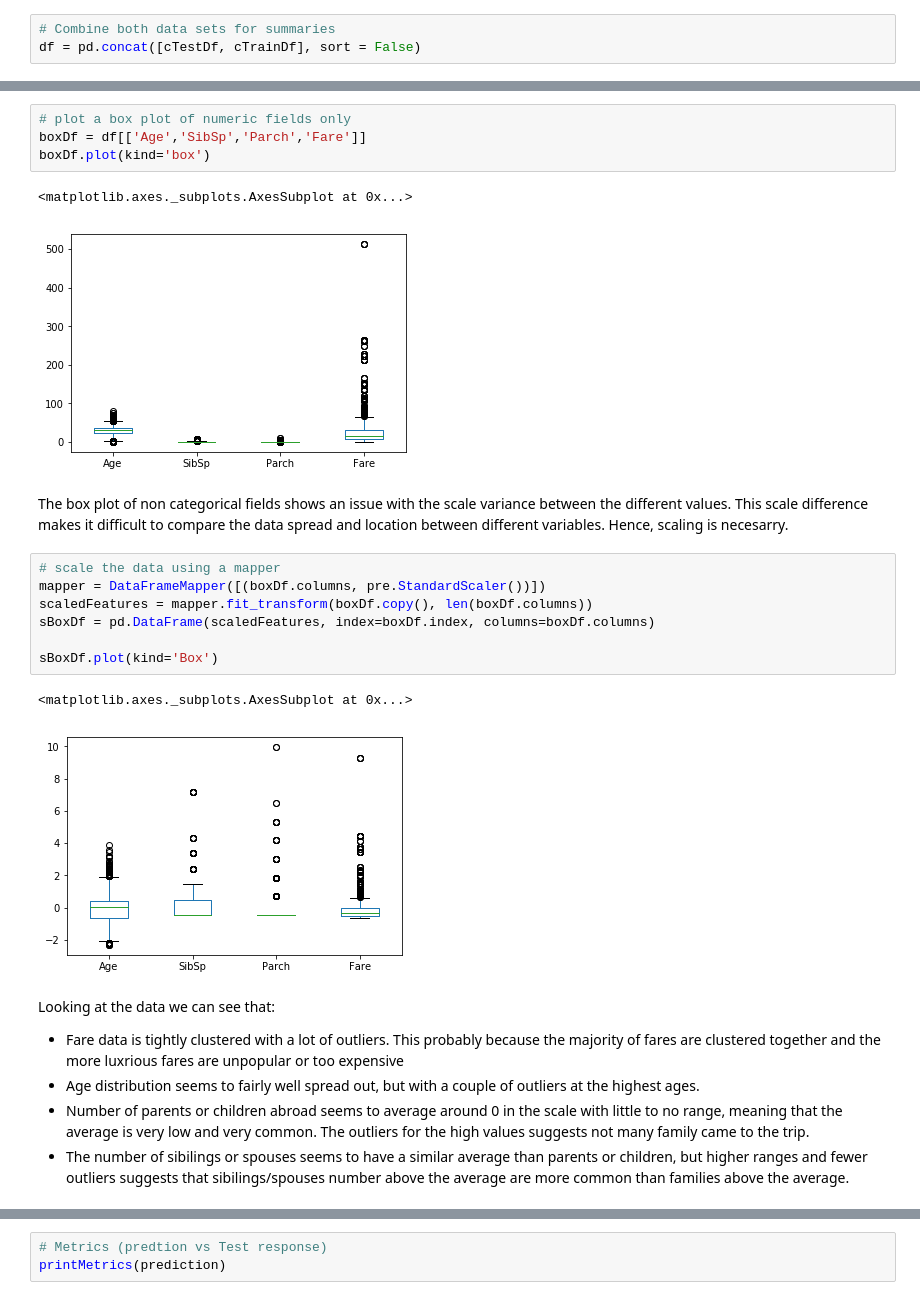
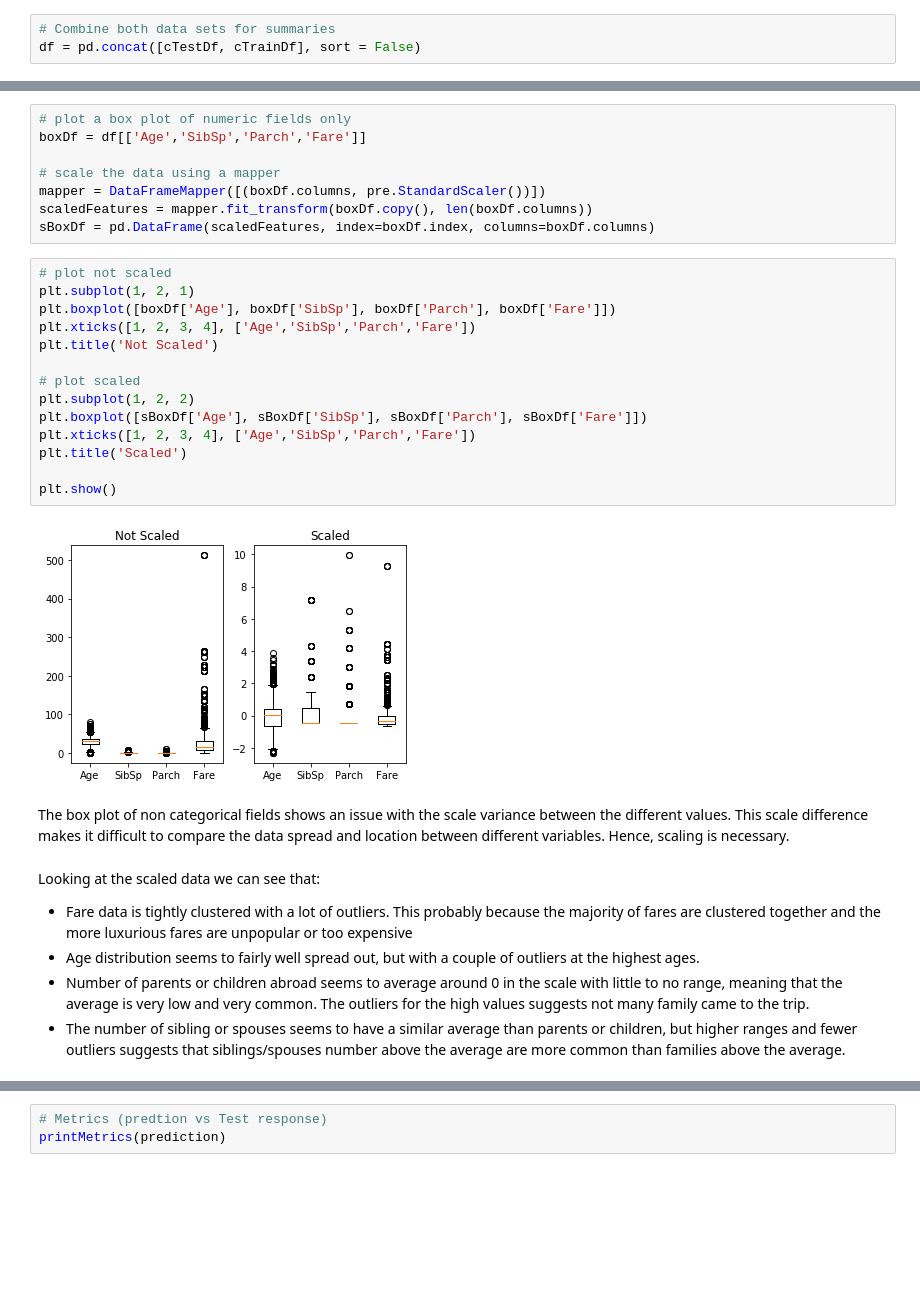
Before and after one commit to Castdeath97/titanic-analysis, a Jupyter notebook: coursework.ipynb, the cells around one changed output, grey strips where cells are left out. Drawn from its saved outputs; the diff is of its cells as text; blank space fills up the shorter version.

```diff
--- a/coursework.ipynb
+++ b/coursework.ipynb
@@ -162,26 +173,33 @@ The follwing can be observed:
 # %%
 # plot a box plot of numeric fields only
 boxDf = df[['Age','SibSp','Parch','Fare']]
-boxDf.plot(kind='box')
+
+# scale the data using a mapper
+mapper = DataFrameMapper([(boxDf.columns, pre.StandardScaler())])
+scaledFeatures = mapper.fit_transform(boxDf.copy(), len(boxDf.columns))
+sBoxDf = pd.DataFrame(scaledFeatures, index=boxDf.index, columns=boxDf.columns)
-# %% [output]
-<matplotlib.axes._subplots.AxesSubplot at 0x...>
-[figure, removed]
+# %%
+# plot not scaled
+plt.subplot(1, 2, 1)
+plt.boxplot([boxDf['Age'], boxDf['SibSp'], boxDf['Parch'], boxDf['Fare']])
+plt.xticks([1, 2, 3, 4], ['Age','SibSp','Parch','Fare'])
+plt.title('Not Scaled')
+
+# plot scaled
+plt.subplot(1, 2, 2)
+plt.boxplot([sBoxDf['Age'], sBoxDf['SibSp'], sBoxDf['Parch'], sBoxDf['Fare']])
+plt.xticks([1, 2, 3, 4], ['Age','SibSp','Parch','Fare'])
+plt.title('Scaled')
+
+plt.show()
+# %% [output]
+[figure, added]
 # %% [markdown]
-The box plot of non categorical fields shows an issue with the scale variance between the different values. This scale difference makes it difficult to compare the data spread and location between different variables. Hence, scaling is necesarry.
+The box plot of non categorical fields shows an issue with the scale variance between the different values. This scale difference makes it difficult to compare the data spread and location between different variables. Hence, scaling is necessary.
-# %%
-# scale the data using a mapper
-mapper = DataFrameMapper([(boxDf.columns, pre.StandardScaler())])
-scaledFeatures = mapper.fit_transform(boxDf.copy(), len(boxDf.columns))
-sBoxDf = pd.DataFrame(scaledFeatures, index=boxDf.index, columns=boxDf.columns)
-
-sBoxDf.plot(kind='Box')
-# %% [output]
-<matplotlib.axes._subplots.AxesSubplot at 0x...>
-[figure, removed]
 # %% [markdown]
-Looking at the data we can see that:
-* Fare data is tightly clustered with a lot of outliers. This probably because the majority of fares are clustered together and the more luxrious fares are unpopular or too expensive
+Looking at the scaled data we can see that:
+* Fare data is tightly clustered with a lot of outliers. This probably because the majority of fares are clustered together and the more luxurious fares are unpopular or too expensive
 * Age distribution seems to fairly well spread out, but with a couple of outliers at the highest ages.
 * Number of parents or children abroad seems to average around 0 in the scale with little to no range, meaning that the average is very low and very common. The outliers for the high values suggests not many family came to the trip.
-* The number of sibilings or spouses seems to have a similar average than parents or children, but higher ranges and fewer outliers suggests that sibilings/spouses number above the average are more common than families above the average.
+* The number of sibling or spouses seems to have a similar average than parents or children, but higher ranges and fewer outliers suggests that siblings/spouses number above the average are more common than families above the average.
 # %% [markdown]
```
Also changed, not shown: parts of 68 cells of this notebook.
